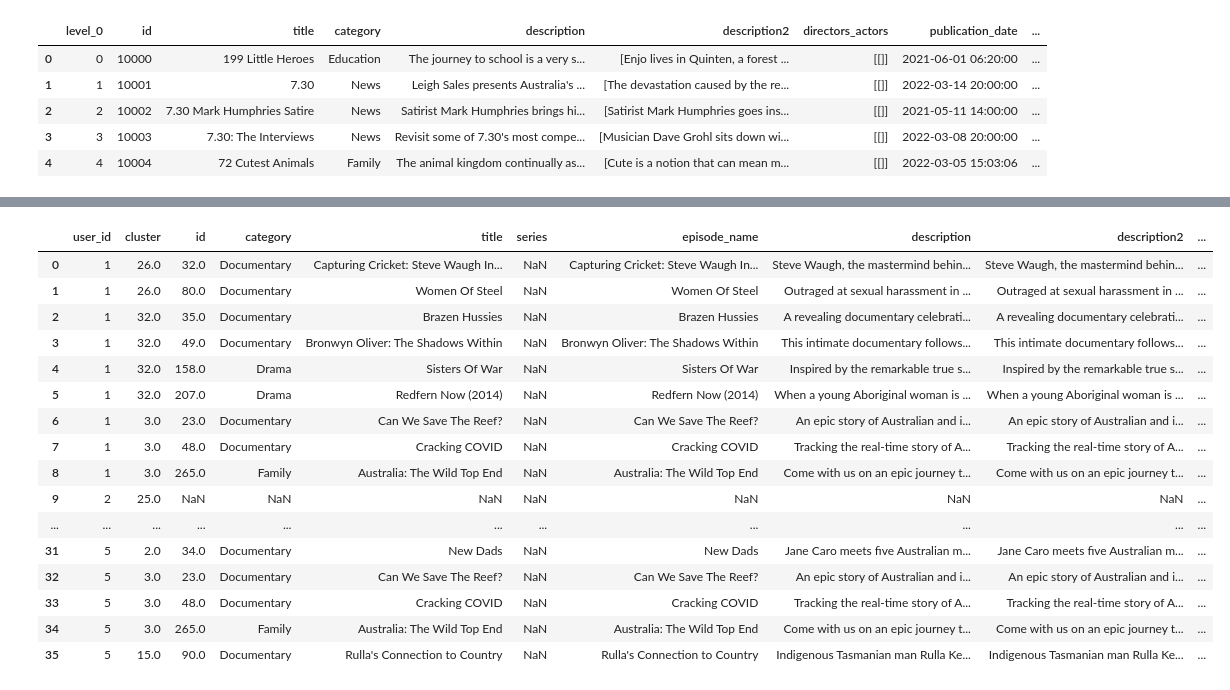
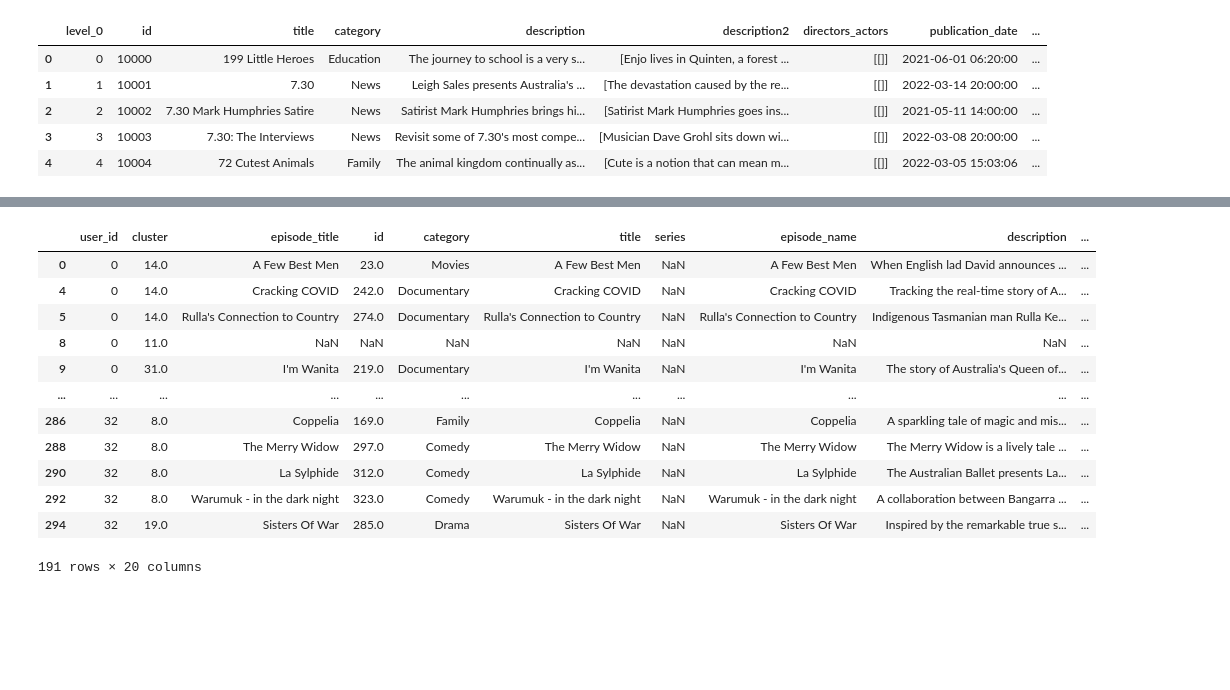
Before and after one commit to zoneout215/RS_assignment, a Jupyter notebook: content_based.ipynb, the cells around one changed output, grey strips where cells are left out. Drawn from its saved outputs; the diff is of its cells as text; code cells hidden in the pictures; blank space fills up the shorter version.

Commit message:
content_based kind of finished (hahahahahahaha)

```diff
--- a/content_based.ipynb
+++ b/content_based.ipynb
@@ -24,11 +24,12 @@ nltk.download('averaged_perceptron_tagger')
 True
 # %%
 #read the pkl file for movies
-df = pd.read_pickle('./ABC/full_movies.pkl')
+df = pd.read_pickle('./data/full_movies.pkl')
 #read the pkl file for shows
-df_2 = pd.read_pickle('./ABC/full_shows.pkl')
+df_2 = pd.read_pickle('./data/full_shows.pkl')
 # %%
 #read json file activity for movies
-activity_movie = pd.read_json('./movie_activities.json')
-activity_shows = pd.read_json('./show_activities.json')
+# activity_movie = pd.read_json('./movie_activities.json')
+# activity_shows = pd.read_json('./show_activities.json')
+activities = pd.read_json('./data/activities.json')
 # %%
@@ -101,6 +113,6 @@ print(kn.knee)
 # %%
 # Cluster the documents using KMeans
-num_clusters = 33
+num_clusters = 13
 km = KMeans(n_clusters=num_clusters)
 km.fit(tfidf)
 
@@ -239,5 +212,5 @@ Cluster 6: big kid question word answer australia australian year wacky world as
 # %%
-joined_activity = pd.merge(df, activity_movie, left_on='id', right_on='content_id', how='right')
+joined_activity = pd.merge(df, activities, left_on='id', right_on='content_id', how='right')
 #make from list in tag2 column to string and delete [] in the string
 joined_activity['tags2'] = joined_activity['tags2'].apply(lambda x: str(x).replace('[', '').replace(']', ''))
 #drop NaN values in id column
@@ -407,23 +384,19 @@ recommended_shows
 # %%
 #drop intersections of recommended and activity by user_id and content_id
-recommended = recommended[~recommended[['user_id', 'id']].apply(frozenset, axis=1).isin(activity[['user_id', 'content_id']].apply(frozenset, axis=1))]
+recommended = recommended[~recommended[['user_id', 'id']].apply(frozenset, axis=1).isin(activities[['user_id', 'content_id']].apply(frozenset, axis=1))]
 recommended
 # %% [output]
-|  | user_id | cluster | id | category | title | series | episode_name | description | description2 | ... |
-| 0 | 1 | 26.0 | 32.0 | Documentary | Capturing Cricket: Steve Waugh In... | NaN | Capturing Cricket: Steve Waugh In... | Steve Waugh, the mastermind behin... | Steve Waugh, the mastermind behin... | ... |
-| 1 | 1 | 26.0 | 80.0 | Documentary | Women Of Steel | NaN | Women Of Steel | Outraged at sexual harassment in ... | Outraged at sexual harassment in ... | ... |
-| 2 | 1 | 32.0 | 35.0 | Documentary | Brazen Hussies | NaN | Brazen Hussies | A revealing documentary celebrati... | A revealing documentary celebrati... | ... |
-| 3 | 1 | 32.0 | 49.0 | Documentary | Bronwyn Oliver: The Shadows Within | NaN | Bronwyn Oliver: The Shadows Within | This intimate documentary follows... | This intimate documentary follows... | ... |
-| 4 | 1 | 32.0 | 158.0 | Drama | Sisters Of War | NaN | Sisters Of War | Inspired by the remarkable true s... | Inspired by the remarkable true s... | ... |
-| 5 | 1 | 32.0 | 207.0 | Drama | Redfern Now (2014) | NaN | Redfern Now (2014) | When a young Aboriginal woman is ... | When a young Aboriginal woman is ... | ... |
-| 6 | 1 | 3.0 | 23.0 | Documentary | Can We Save The Reef? | NaN | Can We Save The Reef? | An epic story of Australian and i... | An epic story of Australian and i... | ... |
-| 7 | 1 | 3.0 | 48.0 | Documentary | Cracking COVID | NaN | Cracking COVID | Tracking the real-time story of A... | Tracking the real-time story of A... | ... |
-| 8 | 1 | 3.0 | 265.0 | Family | Australia: The Wild Top End | NaN | Australia: The Wild Top End | Come with us on an epic journey t... | Come with us on an epic journey t... | ... |
-| 9 | 2 | 25.0 | NaN | NaN | NaN | NaN | NaN | NaN | NaN | ... |
+|  | user_id | cluster | episode_title | id | category | title | series | episode_name | description | ... |
+| 0 | 0 | 14.0 | A Few Best Men | 23.0 | Movies | A Few Best Men | NaN | A Few Best Men | When English lad David announces ... | ... |
+| 4 | 0 | 14.0 | Cracking COVID | 242.0 | Documentary | Cracking COVID | NaN | Cracking COVID | Tracking the real-time story of A... | ... |
+| 5 | 0 | 14.0 | Rulla's Connection to Country | 274.0 | Documentary | Rulla's Connection to Country | NaN | Rulla's Connection to Country | Indigenous Tasmanian man Rulla Ke... | ... |
+| 8 | 0 | 11.0 | NaN | NaN | NaN | NaN | NaN | NaN | NaN | ... |
+| 9 | 0 | 31.0 | I'm Wanita | 219.0 | Documentary | I'm Wanita | NaN | I'm Wanita | The story of Australia's Queen of... | ... |
 | ... | ... | ... | ... | ... | ... | ... | ... | ... | ... | ... |
-| 31 | 5 | 2.0 | 34.0 | Documentary | New Dads | NaN | New Dads | Jane Caro meets five Australian m... | Jane Caro meets five Australian m... | ... |
-| 32 | 5 | 3.0 | 23.0 | Documentary | Can We Save The Reef? | NaN | Can We Save The Reef? | An epic story of Australian and i... | An epic story of Australian and i... | ... |
-| 33 | 5 | 3.0 | 48.0 | Documentary | Cracking COVID | NaN | Cracking COVID | Tracking the real-time story of A... | Tracking the real-time story of A... | ... |
-| 34 | 5 | 3.0 | 265.0 | Family | Australia: The Wild Top End | NaN | Australia: The Wild Top End | Come with us on an epic journey t... | Come with us on an epic journey t... | ... |
-| 35 | 5 | 15.0 | 90.0 | Documentary | Rulla's Connection to Country | NaN | Rulla's Connection to Country | Indigenous Tasmanian man Rulla Ke... | Indigenous Tasmanian man Rulla Ke... | ... |
+| 286 | 32 | 8.0 | Coppelia | 169.0 | Family | Coppelia | NaN | Coppelia | A sparkling tale of magic and mis... | ... |
+| 288 | 32 | 8.0 | The Merry Widow | 297.0 | Comedy | The Merry Widow | NaN | The Merry Widow | The Merry Widow is a lively tale ... | ... |
+| 290 | 32 | 8.0 | La Sylphide | 312.0 | Comedy | La Sylphide | NaN | La Sylphide | The Australian Ballet presents La... | ... |
+| 292 | 32 | 8.0 | Warumuk - in the dark night | 323.0 | Comedy | Warumuk - in the dark night | NaN | Warumuk - in the dark night | A collaboration between Bangarra ... | ... |
+| 294 | 32 | 19.0 | Sisters Of War | 285.0 | Drama | Sisters Of War | NaN | Sisters Of War | Inspired by the remarkable true s... | ... |
+191 rows × 20 columns
 # %%
```
Also changed, not shown: parts of 32 cells of this notebook.
